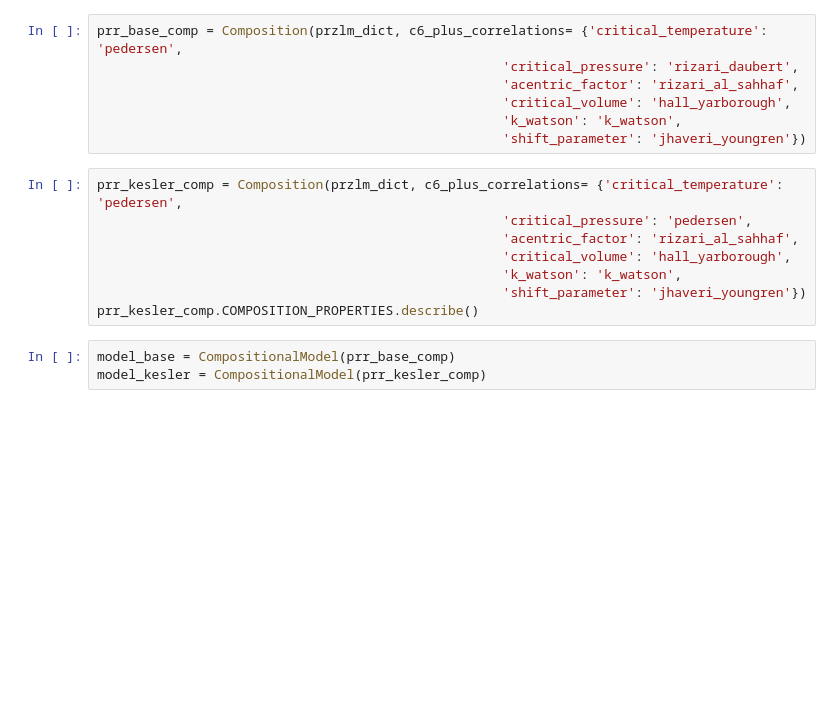
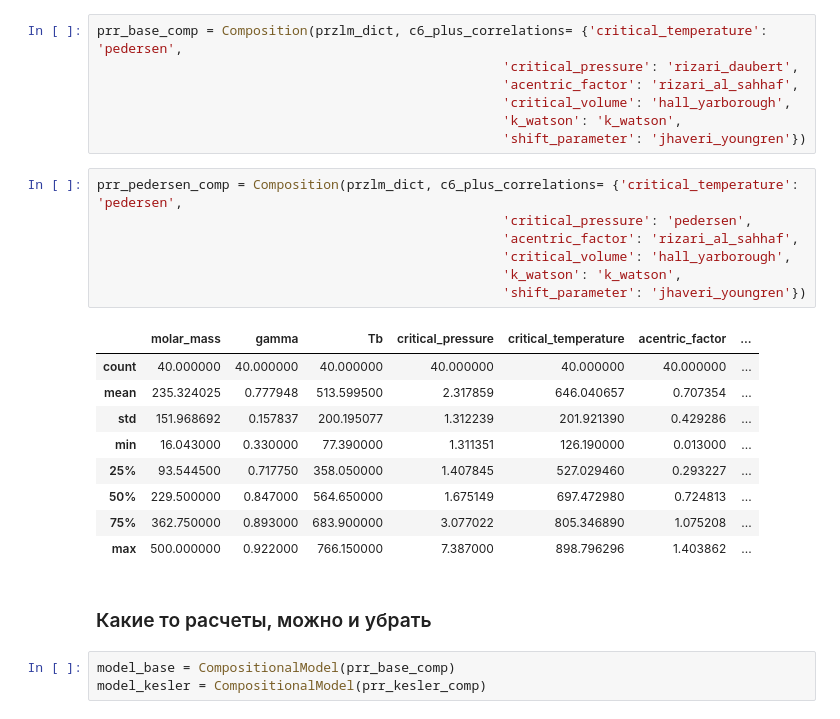
Before and after one commit to SidorenkoDD/BlackBoxFluid, a Jupyter notebook: code/notebook diss.ipynb, the cells around one changed output. Saved outputs shown, nothing was run; the diff lists cells and outputs as text; blank space fills up the shorter version.

```diff
--- a/code/notebook diss.ipynb
+++ b/code/notebook diss.ipynb
@@ -79,13 +94,24 @@ prr_base_comp = Composition(przlm_dict, c6_plus_correlations= {'critical_tempera
                                                     'k_watson': 'k_watson',
                                                     'shift_parameter': 'jhaveri_youngren'})
 # %%
-prr_kesler_comp = Composition(przlm_dict, c6_plus_correlations= {'critical_temperature': 'pedersen',
+prr_pedersen_comp = Composition(przlm_dict, c6_plus_correlations= {'critical_temperature': 'pedersen',
                                                     'critical_pressure': 'pedersen',
                                                     'acentric_factor': 'rizari_al_sahhaf',
                                                     'critical_volume': 'hall_yarborough',
                                                     'k_watson': 'k_watson',
                                                     'shift_parameter': 'jhaveri_youngren'})
-prr_kesler_comp.COMPOSITION_PROPERTIES.describe()
+# %% [output]
+|  | molar_mass | gamma | Tb | critical_pressure | critical_temperature | acentric_factor | ... |
+| count | 40.000000 | 40.000000 | 40.000000 | 40.000000 | 40.000000 | 40.000000 | ... |
+| mean | 235.324025 | 0.777948 | 513.599500 | 2.317859 | 646.040657 | 0.707354 | ... |
+| std | 151.968692 | 0.157837 | 200.195077 | 1.312239 | 201.921390 | 0.429286 | ... |
+| min | 16.043000 | 0.330000 | 77.390000 | 1.311351 | 126.190000 | 0.013000 | ... |
+| 25% | 93.544500 | 0.717750 | 358.050000 | 1.407845 | 527.029460 | 0.293227 | ... |
+| 50% | 229.500000 | 0.847000 | 564.650000 | 1.675149 | 697.472980 | 0.724813 | ... |
+| 75% | 362.750000 | 0.893000 | 683.900000 | 3.077022 | 805.346890 | 1.075208 | ... |
+| max | 500.000000 | 0.922000 | 766.150000 | 7.387000 | 898.796296 | 1.403862 | ... |
+# %% [markdown]
+### Какие то расчеты, можно и убрать
 # %%
 model_base = CompositionalModel(prr_base_comp)
 model_kesler = CompositionalModel(prr_kesler_comp)
```
Also changed, not shown: parts of 28 cells of this notebook, 2 other files.
